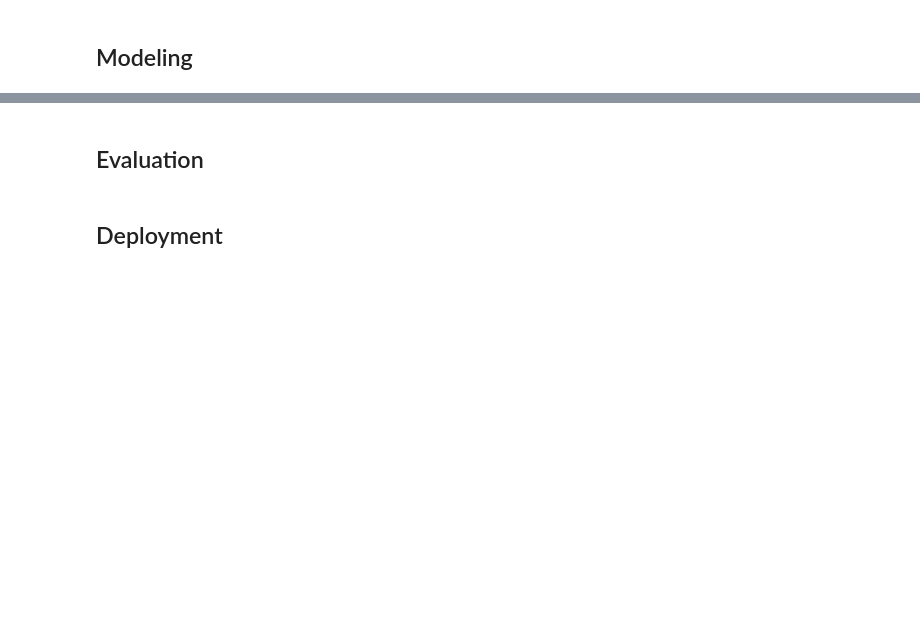
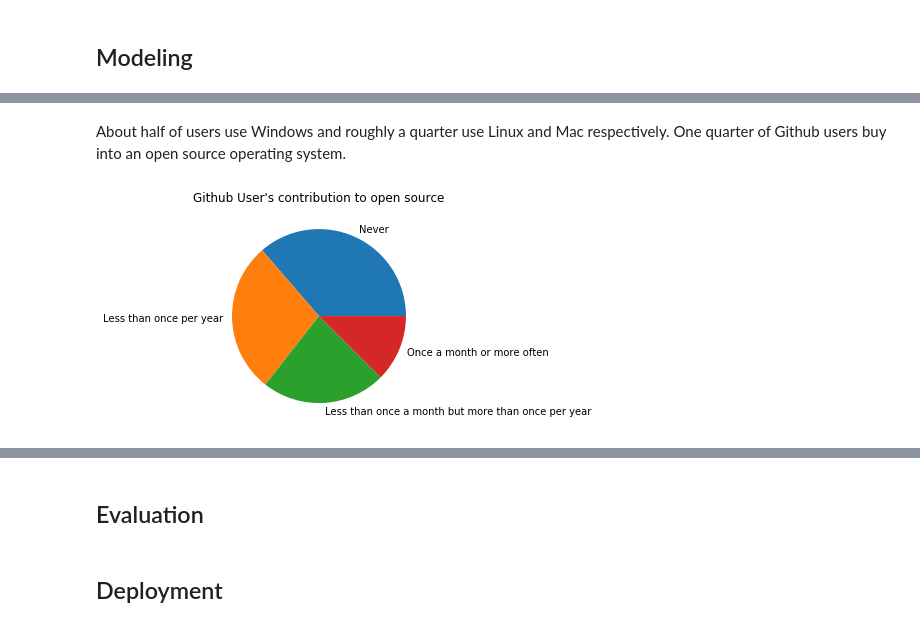
Before and after one commit to MarshEnterprises/Udacity_Project1, a Jupyter notebook: Udacity_Project1.ipynb, the cells around one changed output, grey strips where cells are left out. Cells and saved outputs as stored; diff of their text form; code cells hidden in the pictures; blank space fills up the shorter version.

```diff
--- a/Udacity_Project1.ipynb
+++ b/Udacity_Project1.ipynb
@@ -305,0 +216,8 @@ ax.set_xticklabels(labels=ax.get_xticklabels(), rotation='vertical', fontdict={'
+# %% [markdown]
+About half of users use Windows and roughly a quarter use Linux and Mac respectively. One quarter of Github users buy into an open source operating system.
+# %%
+# Contributions to open source
+plt.pie(df['OpenSourcer'].value_counts(), labels = df['OpenSourcer'].value_counts().index)
+plt.title("Github User's contribution to open source");
+# %% [output]
+[figure, added]
```
Also changed, not shown: parts of 66 cells of this notebook.
